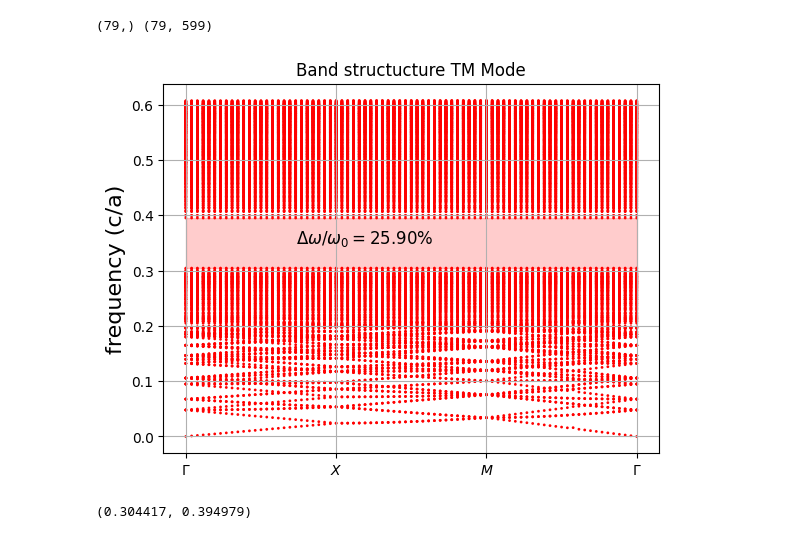
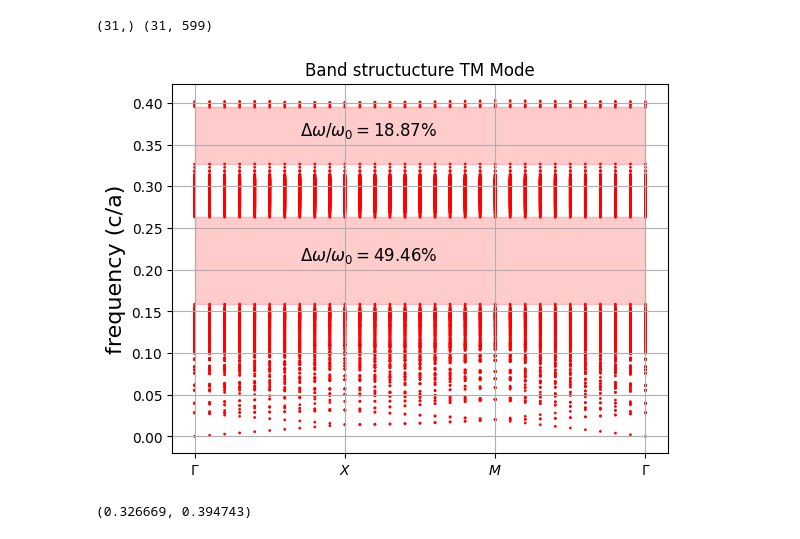
Before and after one commit to fhernandez93/LoadingPermittivityDistToSlabTransmission, a Jupyter notebook: Notebooks/2D SHU Project/20250623 MPB Bands/20250623 MPB Bands Plot.ipynb, the cells around one changed output. Saved outputs shown, nothing was run; the diff lists cells and outputs as text; code cells hidden in the pictures.

```diff
--- a/Notebooks/2D SHU Project/20250623 MPB Bands/20250623 MPB Bands Plot.ipynb
+++ b/Notebooks/2D SHU Project/20250623 MPB Bands/20250623 MPB Bands Plot.ipynb
@@ -5,7 +5,8 @@ import csv
 import numpy as np
 
 # Load the CSV file
-file_path = r"./Luis Data/bands_SHU_chi_0.37_eps_11p56_N10000/output.csv"
+# file_path = r"./Luis Data/bands_SHU_chi_0.37_eps_11p56_N10000/output.csv"
+file_path = r"./Luis Data/bands_SHU_chi_0.37_eps_47/1_sample_chi_0.37_bands.csv"
 # %%
 freqs = []
 k_points = []
@@ -19,7 +20,7 @@ freqs = np.array(freqs[1:],dtype=float)
 k_points= np.array(k_points[1:],dtype=float)
 print(k_points.shape,freqs.shape)
 # %% [output]
-(79,) (79, 599)
+(31,) (31, 599)
 # %%
 def get_gaps(list_freqs):
     flattened_lambdas = np.sort(np.concatenate(list_freqs))
@@ -39,24 +40,24 @@ C_MPB = 29979245800  # in microns/speed of light in MPB units
 # %%
 for item in freqs.T:
     plt.scatter(k_points,item, color="red",facecolors='none',s=1)
 
 plt.ylabel('frequency (c/a)', size=16)
-points_in_between = 25
+points_in_between = 9
 tick_locs = [i*points_in_between+i+1 for i in range(4)]
 tick_labs = [r'$\Gamma$', r'$X$', r'$M$', r'$\Gamma$']
 gap = get_gaps(freqs)
 for item in gap:
     plt.fill_between(k_points,item[0],item[1], color='red', alpha=0.2)
     plt.text(k_points[int(len(k_points)/4)],((item[0]+item[1])/2), rf'$\Delta \omega / \omega_0 = {item[2]*100 :.2f}$%', fontsize = 12)
 
 plt.xticks(tick_locs)
 plt.xticks(tick_locs, tick_labs)
 plt.grid(True)
 plt.title("Band structucture TM Mode")
 plt.show()
 # %% [output]
-[figure, old version]
+[figure, new version]
 # %%
 item[0],item[1]
 # %% [output]
-(0.304417, 0.394979)
+(0.326669, 0.394743)
```
Also changed, not shown: 5 other files.
